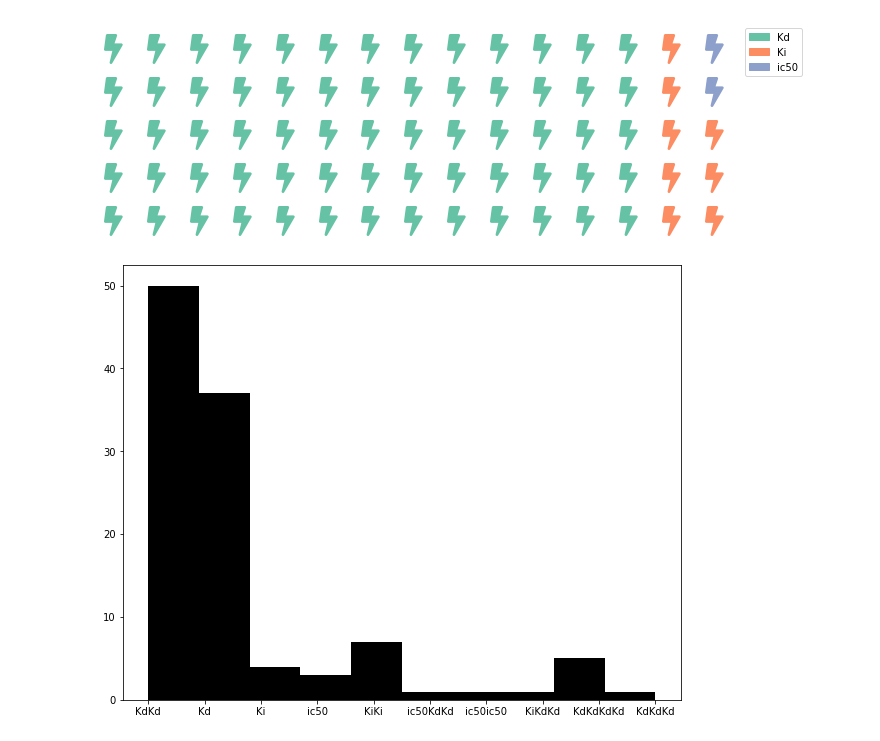
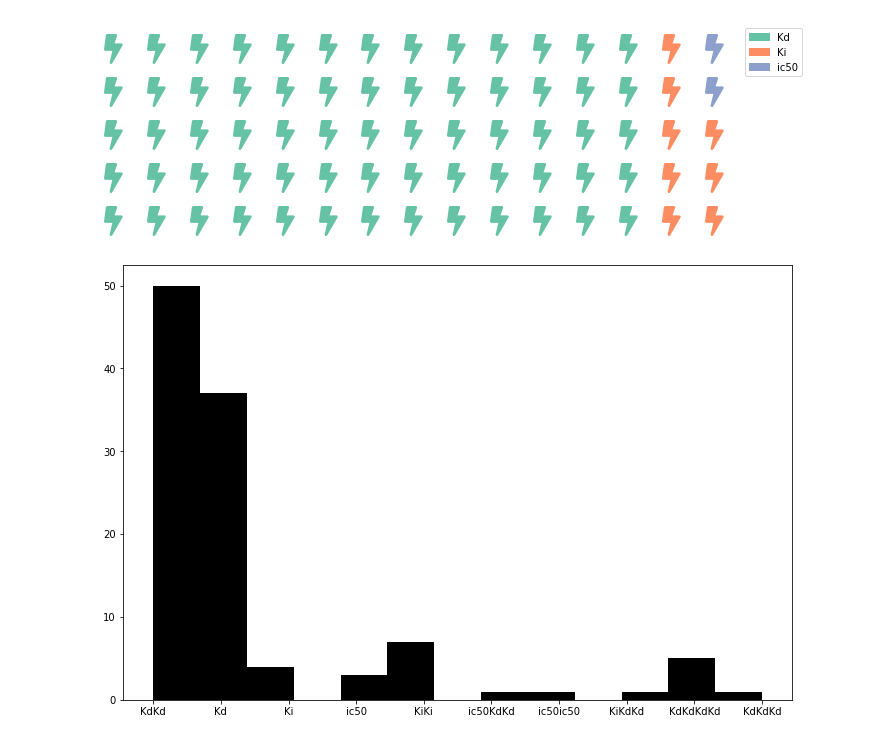
Before and after one commit to in-seixas/Peptides_research, a Jupyter notebook: PepBase.ipynb, the cells around one changed output. Cells and saved outputs as stored; diff of their text form; code cells hidden in the pictures.

```diff
--- a/PepBase.ipynb
+++ b/PepBase.ipynb
@@ -94,8 +94,8 @@ plt.show();
 [figure]
 # %%
 
-base = (pep.groupby('affinity_value')['affinity_measure']).sum()
-plt.figure(figsize=(10,8))
-plt.hist(base,color='k', bins = 10);
+base = (pep.groupby('affinity_value')['affinity_measure'].sum())
+plt.figure(figsize=(12,8))
+plt.hist(base,color='k', bins = 13);
 # %% [output]
-[figure, old version]
+[figure, new version]
```
Also changed, not shown: parts of 9 cells of this notebook.
